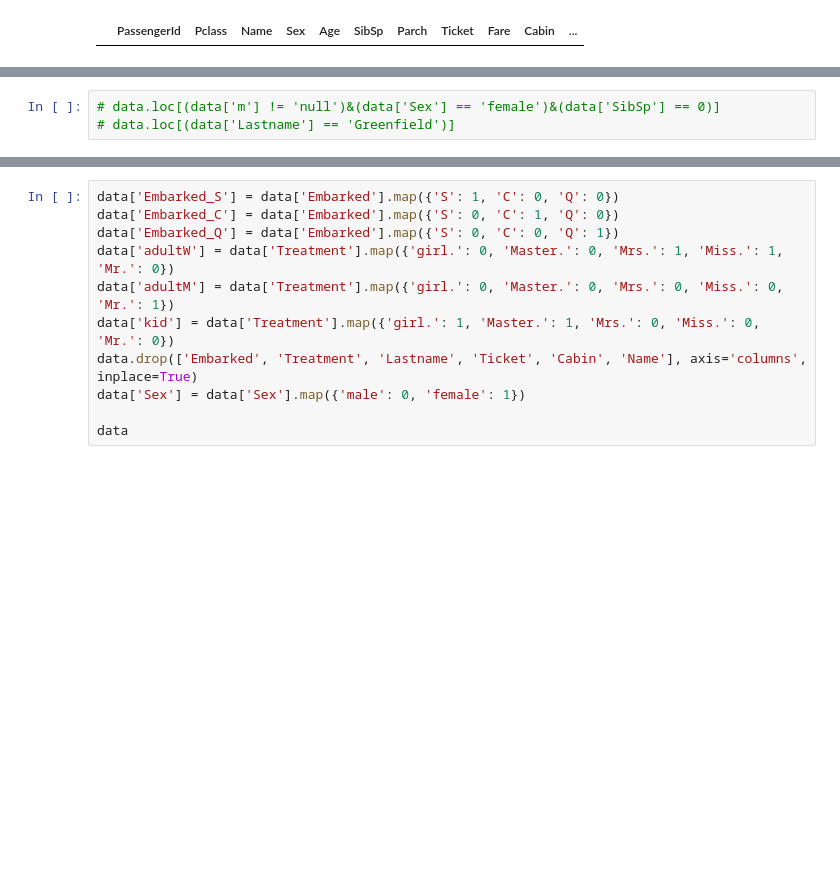
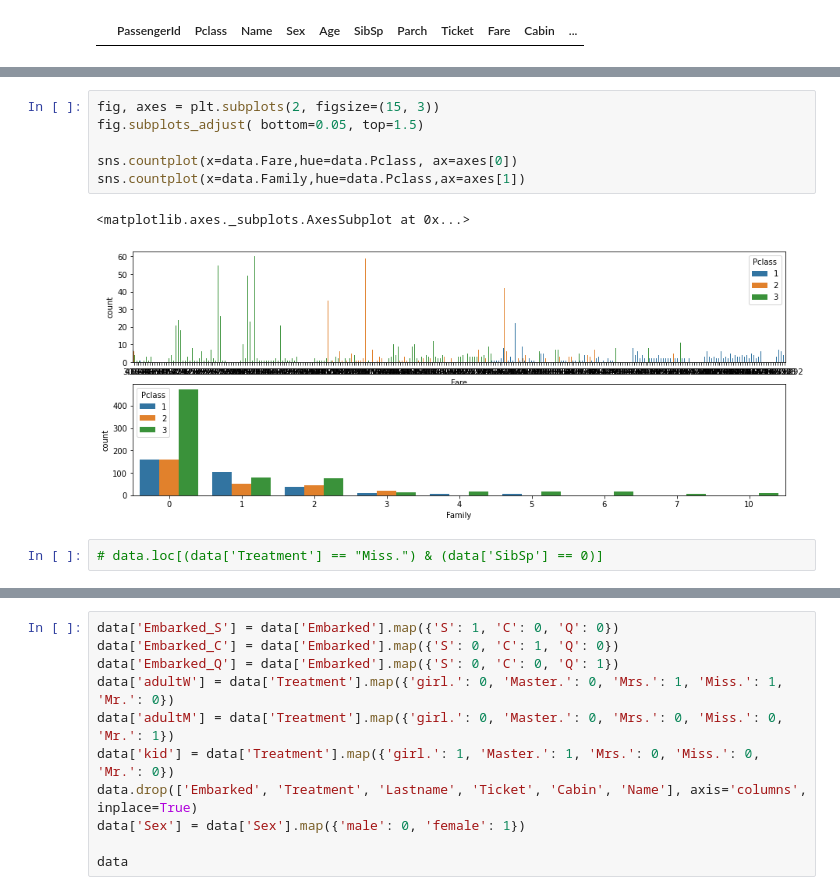
Before and after one commit to guimaraaes/data-science, a Jupyter notebook: kaggle_titanic.ipynb, the cells around one changed output, grey strips where cells are left out. Drawn from its saved outputs; the diff is of its cells as text; blank space fills up the shorter version.

```diff
--- a/kaggle_titanic.ipynb
+++ b/kaggle_titanic.ipynb
@@ -389,3 +319,11 @@ data.loc[(data['Lastname'] == "Svensson" )]
+# %%
+fig, axes = plt.subplots(2, figsize=(15, 3))
+fig.subplots_adjust( bottom=0.05, top=1.5)
+
+sns.countplot(x=data.Fare,hue=data.Pclass, ax=axes[0])
+sns.countplot(x=data.Family,hue=data.Pclass,ax=axes[1])
+# %% [output]
+<matplotlib.axes._subplots.AxesSubplot at 0x...>
+[figure, added]
 # %%
-# data.loc[(data['m'] != 'null')&(data['Sex'] == 'female')&(data['SibSp'] == 0)]
-# data.loc[(data['Lastname'] == 'Greenfield')]
+# data.loc[(data['Treatment'] == "Miss.") & (data['SibSp'] == 0)]
```
Also changed, not shown: parts of 55 cells of this notebook.
